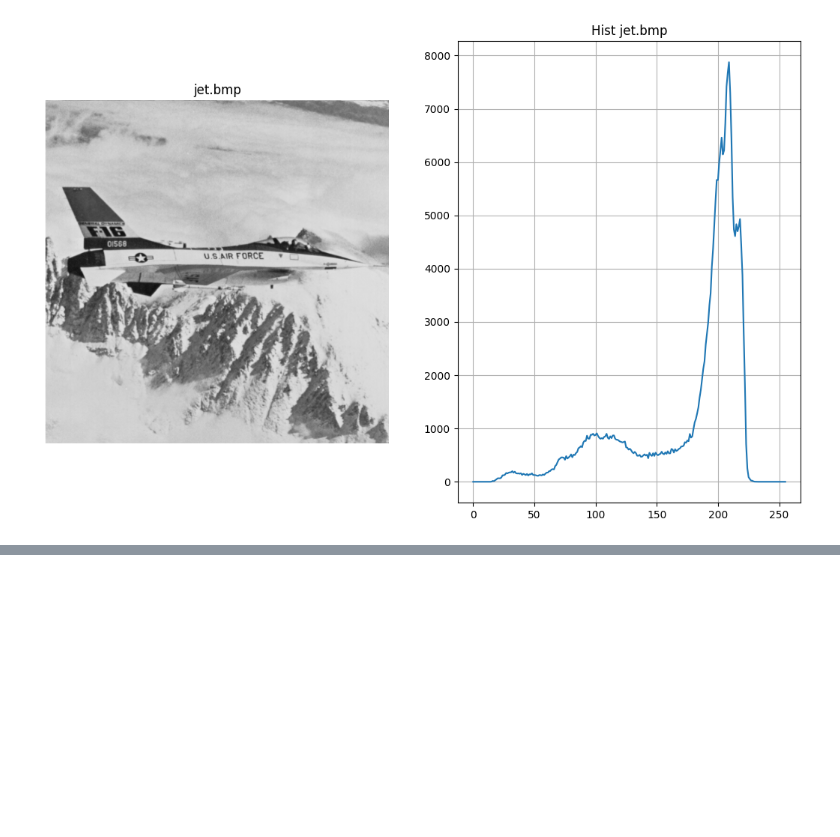
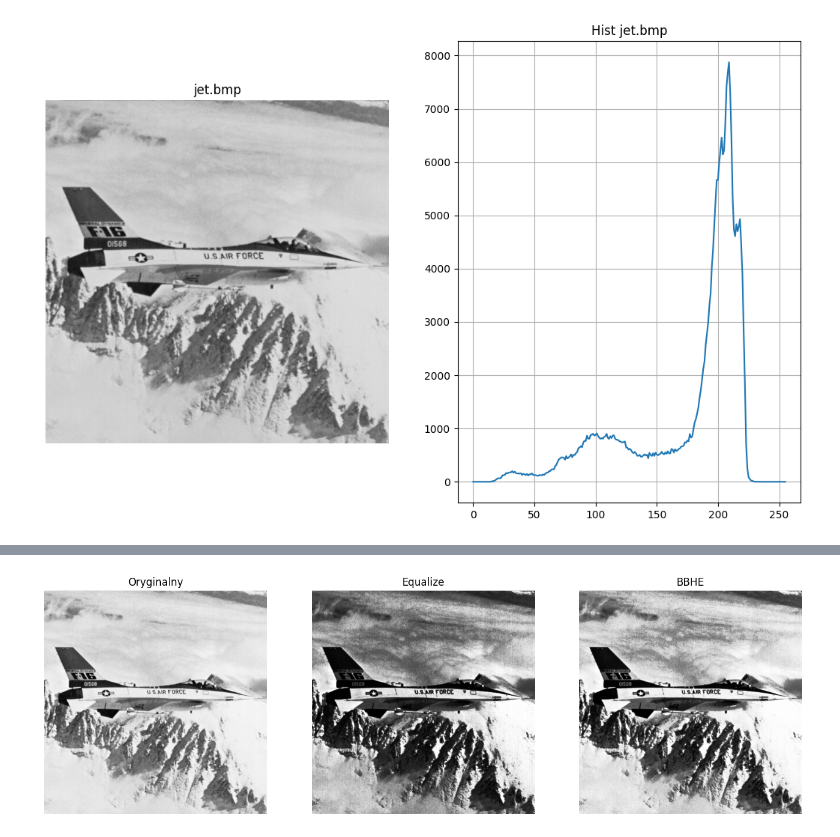
Before and after one commit to pawlowiczf/Digital-image-processing, a Jupyter notebook: lab03/03_histogram_hw.ipynb, the cells around one changed output, grey strips where cells are left out. Cells and saved outputs as stored; diff of their text form; code cells hidden in the pictures; blank space fills up the shorter version.

```diff
--- a/lab03/03_histogram_hw.ipynb
+++ b/lab03/03_histogram_hw.ipynb
@@ -138,0 +145,19 @@ TypeError: NumPy boolean array indexing assignment requires a 0 or 1-dimensional
+# %%
+def showBBHE(image):
+    imageEqualize = cv2.equalizeHist(image)
+    imageBBHE = cv2.LUT(jet, BBHE(jet))
+
+    _, axs = plt.subplots(1, 3, figsize=(16, 10))
+    axs[0].imshow(image, cmap='gray')
+    axs[0].set_title("Oryginalny")
+
+    axs[1].imshow(imageEqualize, cmap='gray')
+    axs[1].set_title("Equalize")
+
+    axs[2].imshow(imageBBHE, cmap='gray')
+    axs[2].set_title("BBHE")
+
+    axs[0].axis('off')
+    axs[1].axis('off')
+    axs[2].axis('off')
+#
@@ -138,0 +174,4 @@ TypeError: NumPy boolean array indexing assignment requires a 0 or 1-dimensional
+# %%
+showBBHE(jet)
+# %% [output]
+[figure, added]
```
Also changed, not shown: parts of 7 cells of this notebook, 31 other files.
